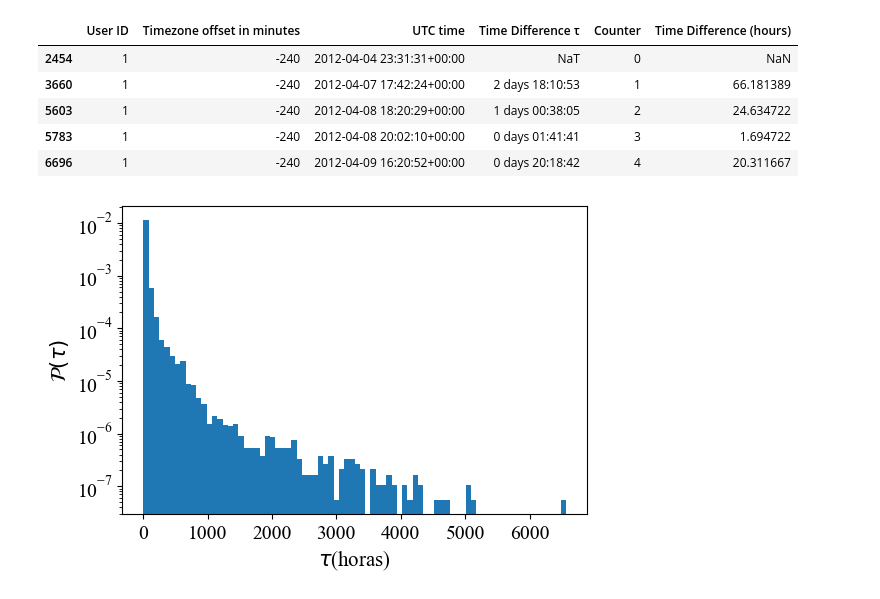
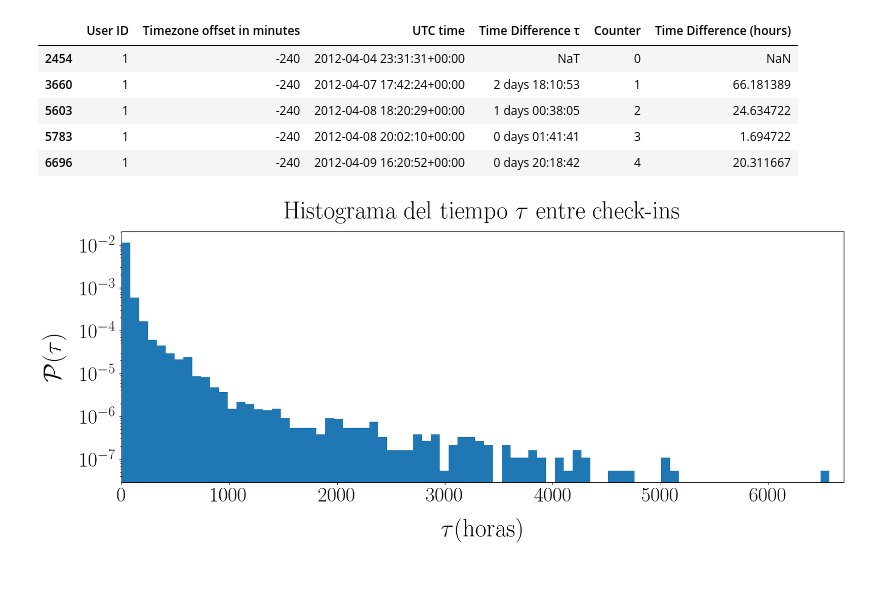
Before and after one commit to oazula/codes, a Jupyter notebook: Analisis de Pareto.ipynb, the cells around one changed output. Drawn from its saved outputs; the diff is of its cells as text; code cells hidden in the pictures.

```diff
--- a/Analisis de Pareto.ipynb
+++ b/Analisis de Pareto.ipynb
@@ -13,7 +22,7 @@ import matplotlib.pyplot as plt
 import numpy as np
 import powerlaw #Powerlaw: A Python Package for Analysis of Heavy-Tailed Distributions
 #Powerlaw: A Python Package for Analysis of Heavy-Tailed Distributions
-plt.rc('font', family='serif', serif='Times New Roman')
+#plt.rc('font', family='serif', serif='Times New Roman')
 
 
 # Set the lambda parameter for the Poisson distribution
@@ -344,21 +363,22 @@ df_all.head()
 | 6696 | 1 | -240 | 2012-04-09 16:20:52+00:00 | 0 days 20:18:42 | 4 | 20.311667 |
 # %%
 time_diff = df_all['Time Difference (hours)']
-plt.figure(figsize=(6,4), facecolor='white')
+plt.figure(figsize=(20,7), facecolor='white')
 # Convert the time differences to an array
 time_diff_array_all = np.array(time_diff)
 time_diff_array_all = time_diff_array_all[~np.isnan(time_diff_array_all)]
 time_diff_array_all.sort()
 plt.hist(time_diff_array_all, bins=80, log=True, density=True)#toma la frecuenecia en escala log, tenemos binds lineales
-plt.xlabel(r'$\tau$(horas)', size=15)
-plt.ylabel(r'$\mathcal{P}(\tau)$', size=15)
-#plt.title(r'Histograma del tiempo $\tau$ entre check-ins de todos los usuarios', size=15)
-plt.yticks(size=14)
-plt.xticks(size=14)
+plt.xlabel(r'$\tau$(horas)', size=38, labelpad=20)
+plt.ylabel(r'$\mathcal{P}(\tau)$', size=38, labelpad=20)
+plt.title(r'Histograma del tiempo $\tau$ entre check-ins', size=38, pad=20)
+plt.yticks(size=32)
+plt.xticks(size=32)
+plt.xlim(0,6700)
 plt.show()
 #caption of the figure : Histogram of time differences between consecutive check-ins for all users in the dataset. The time difference is calculated in hours.
 # %% [output]
-[figure, old version]
+[figure, new version]
 # %%
 
 
```
Also changed, not shown: parts of 9 cells of this notebook, 13 other files.
